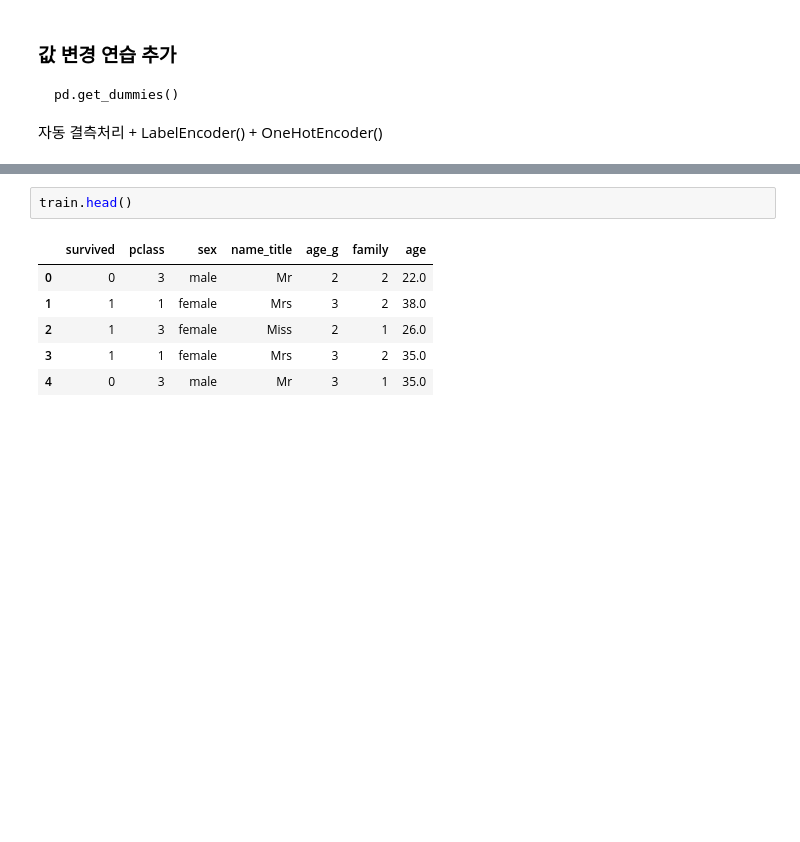
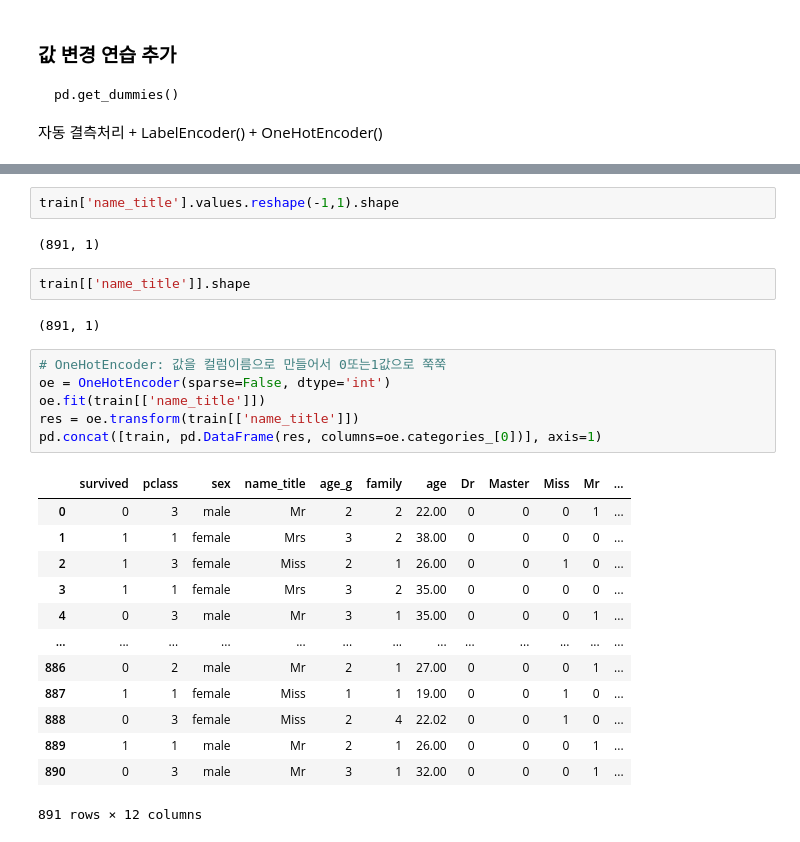
Before and after one commit to kkh1158/lecture, a Jupyter notebook: titanic/lec_titanic.ipynb, the cells around one changed output, grey strips where cells are left out. Cells and saved outputs as stored; diff of their text form; blank space fills up the shorter version.

```diff
--- a/titanic/lec01_titanic.ipynb
+++ b/titanic/lec_titanic.ipynb
@@ -1166,9 +1185,28 @@ Name: name_title, dtype: int64
+# %%
+train['name_title'].values.reshape(-1,1).shape
+# %% [output]
+(891, 1)
+# %%
+train[['name_title']].shape
+# %% [output]
+(891, 1)
 # %%
-train.head()
+# OneHotEncoder: 값을 컬럼이름으로 만들어서 0또는1값으로 쭉쭉
+oe = OneHotEncoder(sparse=False, dtype='int')
+oe.fit(train[['name_title']])
+res = oe.transform(train[['name_title']])
+pd.concat([train, pd.DataFrame(res, columns=oe.categories_[0])], axis=1)
 # %% [output]
-|  | survived | pclass | sex | name_title | age_g | family | age |
-| 0 | 0 | 3 | male | Mr | 2 | 2 | 22.0 |
-| 1 | 1 | 1 | female | Mrs | 3 | 2 | 38.0 |
-| 2 | 1 | 3 | female | Miss | 2 | 1 | 26.0 |
-| 3 | 1 | 1 | female | Mrs | 3 | 2 | 35.0 |
-| 4 | 0 | 3 | male | Mr | 3 | 1 | 35.0 |
+|  | survived | pclass | sex | name_title | age_g | family | age | Dr | Master | Miss | Mr | ... |
+| 0 | 0 | 3 | male | Mr | 2 | 2 | 22.00 | 0 | 0 | 0 | 1 | ... |
+| 1 | 1 | 1 | female | Mrs | 3 | 2 | 38.00 | 0 | 0 | 0 | 0 | ... |
+| 2 | 1 | 3 | female | Miss | 2 | 1 | 26.00 | 0 | 0 | 1 | 0 | ... |
+| 3 | 1 | 1 | female | Mrs | 3 | 2 | 35.00 | 0 | 0 | 0 | 0 | ... |
+| 4 | 0 | 3 | male | Mr | 3 | 1 | 35.00 | 0 | 0 | 0 | 1 | ... |
+| ... | ... | ... | ... | ... | ... | ... | ... | ... | ... | ... | ... | ... |
+| 886 | 0 | 2 | male | Mr | 2 | 1 | 27.00 | 0 | 0 | 0 | 1 | ... |
+| 887 | 1 | 1 | female | Miss | 1 | 1 | 19.00 | 0 | 0 | 1 | 0 | ... |
+| 888 | 0 | 3 | female | Miss | 2 | 4 | 22.02 | 0 | 0 | 1 | 0 | ... |
+| 889 | 1 | 1 | male | Mr | 2 | 1 | 26.00 | 0 | 0 | 0 | 1 | ... |
+| 890 | 0 | 3 | male | Mr | 3 | 1 | 32.00 | 0 | 0 | 0 | 1 | ... |
+891 rows × 12 columns
```
Also changed, not shown: parts of 10 cells of this notebook, 3 other files.
